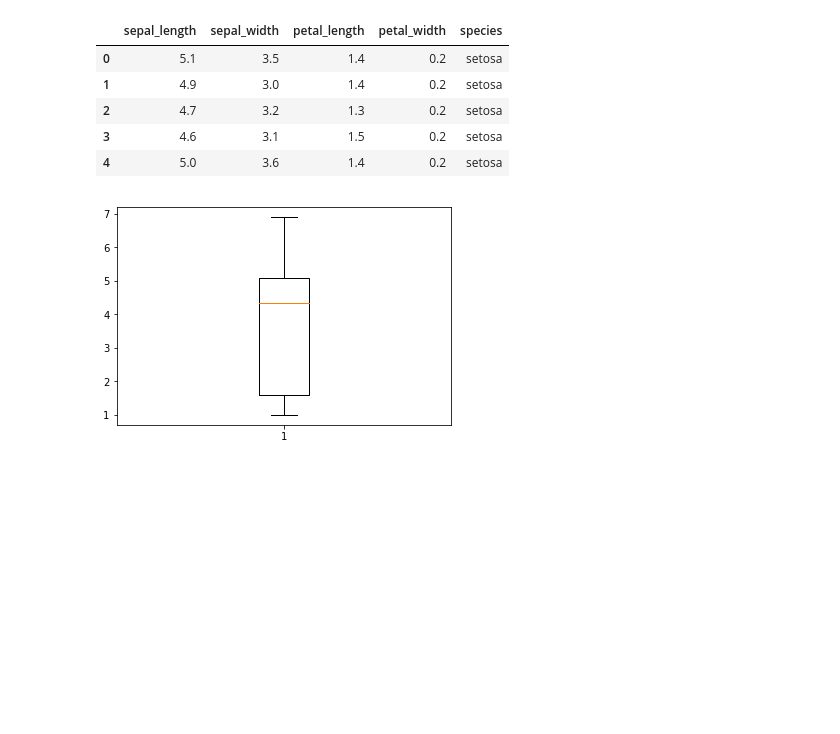
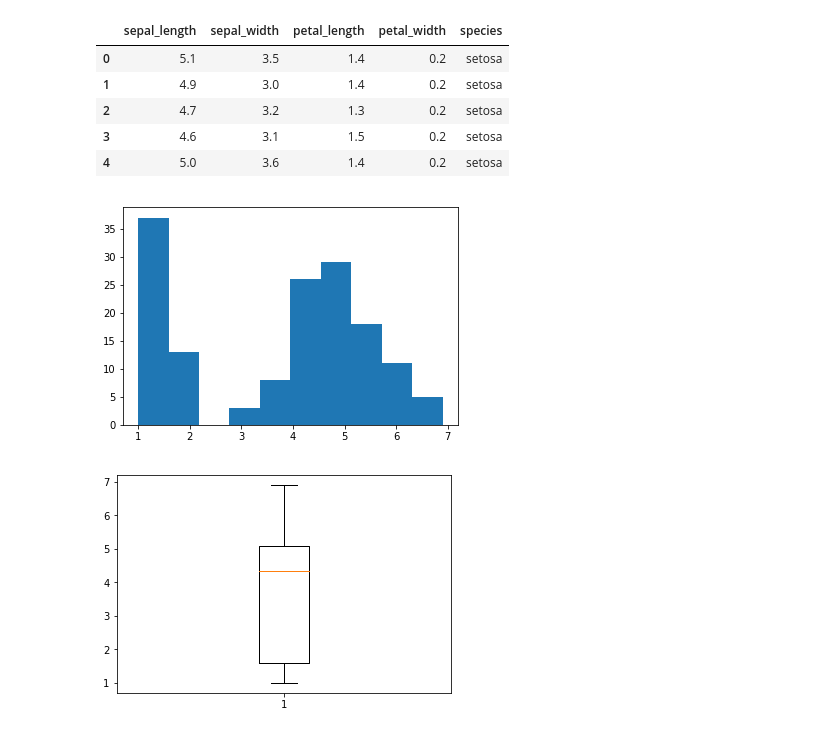
Before and after one commit to orlaith17/Project-Fundamentals-DA, a Jupyter notebook: Box Plots and Their Uses.ipynb, the cells around one changed output. Saved outputs shown, nothing was run; the diff lists cells and outputs as text; code cells hidden in the pictures; blank space fills up the shorter version.

```diff
--- a/Box Plots and Their Uses.ipynb
+++ b/Box Plots and Their Uses.ipynb
@@ -102,6 +157,13 @@ df.head()
 | 2 | 4.7 | 3.2 | 1.3 | 0.2 | setosa |
 | 3 | 4.6 | 3.1 | 1.5 | 0.2 | setosa |
 | 4 | 5.0 | 3.6 | 1.4 | 0.2 | setosa |
+# %%
+# plot a histogram
+x = [df.petal_length]
+plt.hist(x)
+plt.show()
+# %% [output]
+[figure, added]
 # %%
 plt.boxplot(df.petal_length)
 plt.show()
```
Also changed, not shown: parts of 40 cells of this notebook.
